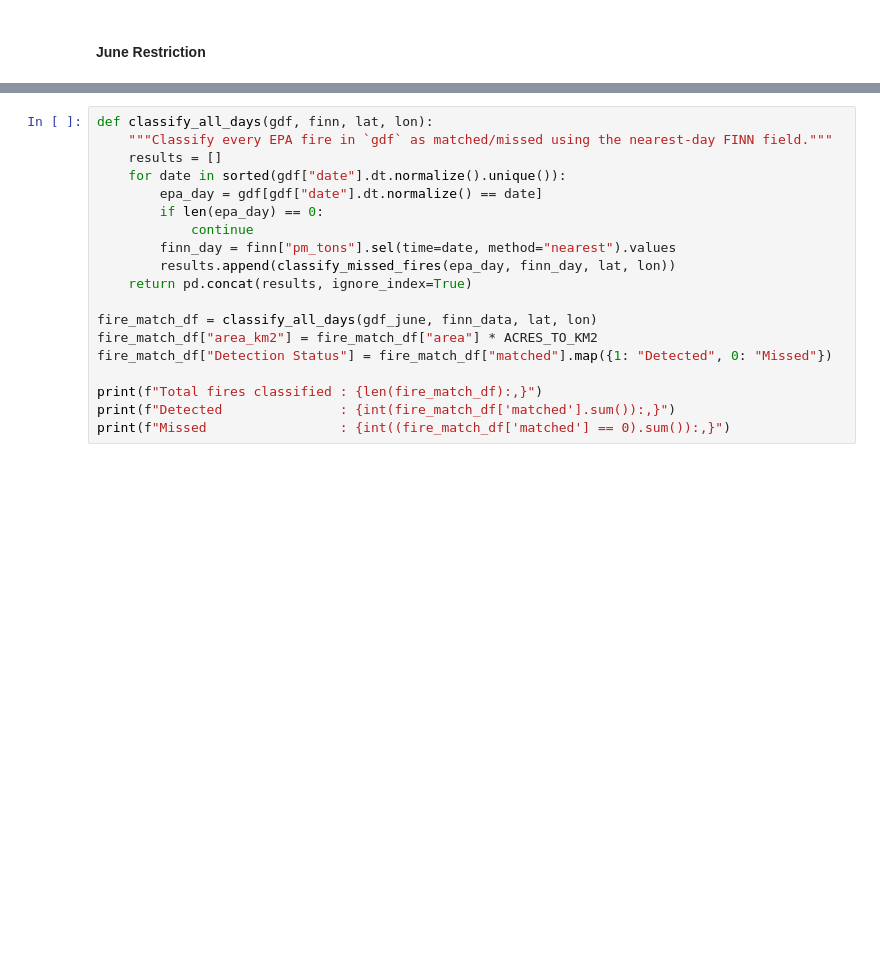
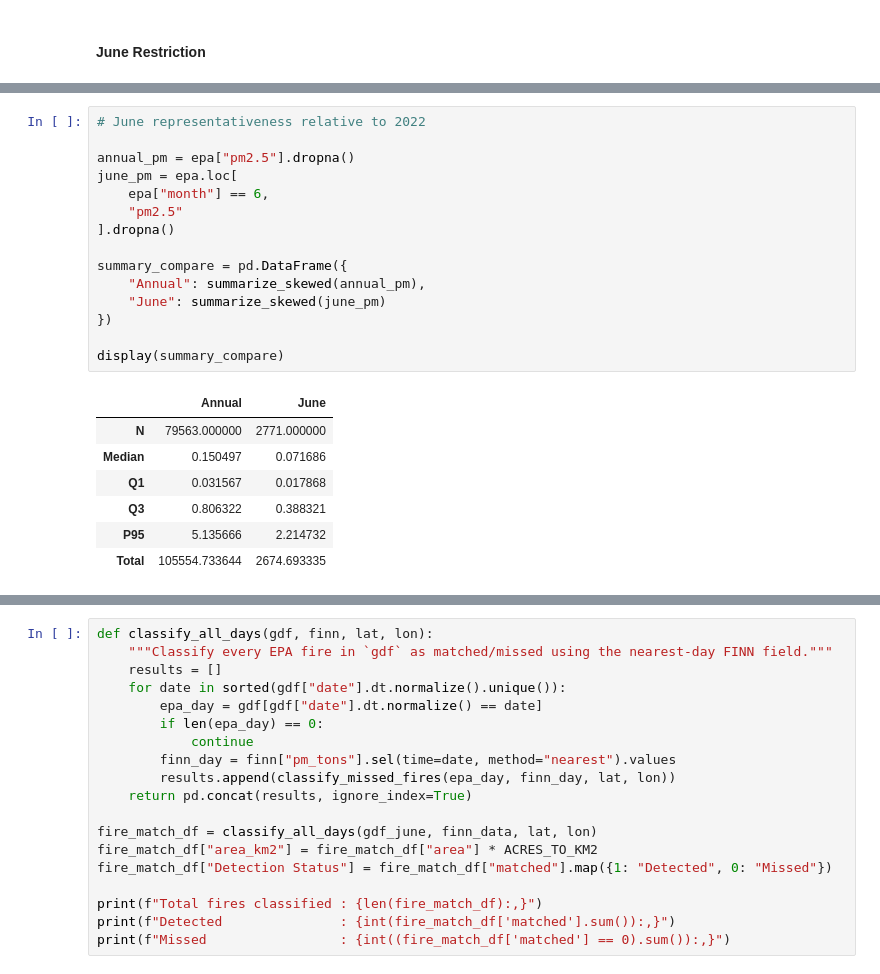
Before and after one commit to spatrin/SP-SOARS-Project, a Jupyter notebook: final (1).ipynb, the cells around one changed output, grey strips where cells are left out. Drawn from its saved outputs; the diff is of its cells as text; blank space fills up the shorter version.

```diff
--- a/final (1).ipynb
+++ b/final (1).ipynb
@@ -583,3 +598,26 @@ Agricultural    35.7
 Prescribed      37.8
 Wildfire        26.5
 Name: percent_of_june_fires, dtype: float64
+# %%
+# June representativeness relative to 2022
+
+annual_pm = epa["pm2.5"].dropna()
+june_pm = epa.loc[
+    epa["month"] == 6,
+    "pm2.5"
+].dropna()
+
+summary_compare = pd.DataFrame({
+    "Annual": summarize_skewed(annual_pm),
+    "June": summarize_skewed(june_pm)
+})
+
+display(summary_compare)
+# %% [output]
+|  | Annual | June |
+| N | 79563.000000 | 2771.000000 |
+| Median | 0.150497 | 0.071686 |
+| Q1 | 0.031567 | 0.017868 |
+| Q3 | 0.806322 | 0.388321 |
+| P95 | 5.135666 | 2.214732 |
+| Total | 105554.733644 | 2674.693335 |
```
Also changed, not shown: parts of 51 cells of this notebook.
